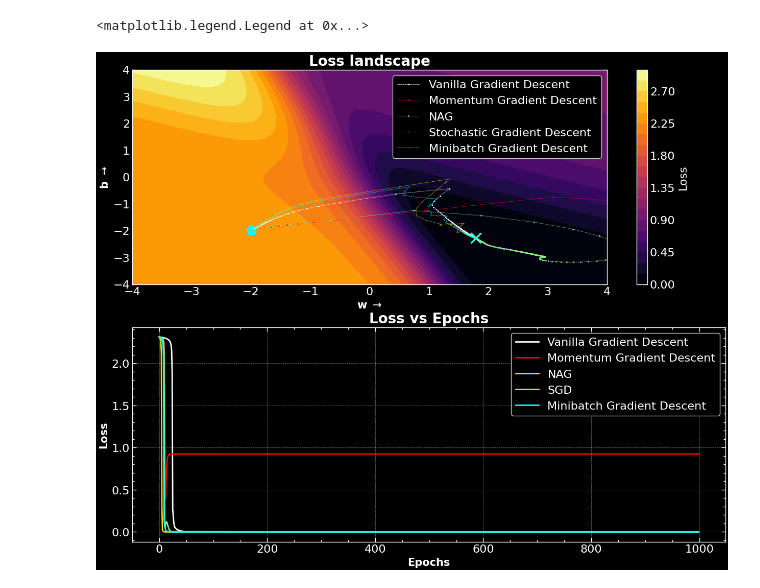
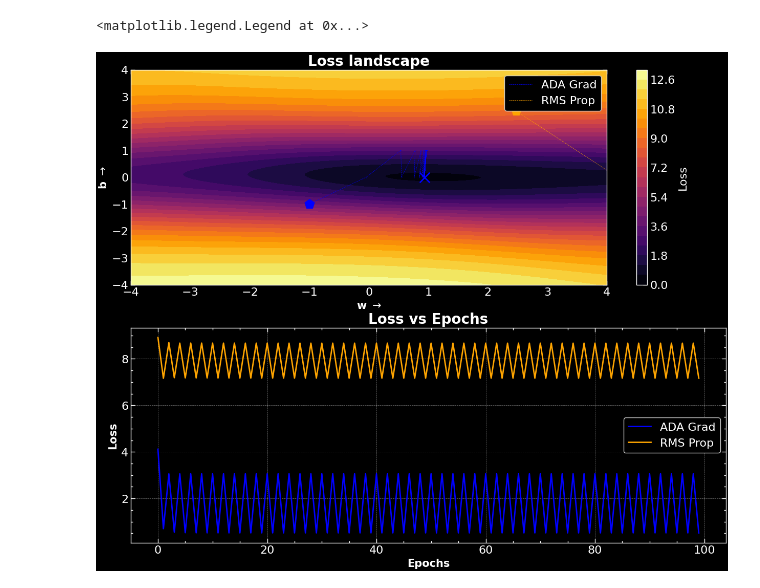
Before and after one commit to ScientificArchisman/Numerical-methods, a Jupyter notebook: Optimisation_algorithms/optim.ipynb, the cells around one changed output. Cells and saved outputs as stored; diff of their text form; code cells hidden in the pictures.

Commit message:
added RMSprop

```diff
--- a/Optimisation_algorithms/optim.ipynb
+++ b/Optimisation_algorithms/optim.ipynb
@@ -205,4 +259,17 @@ class SigMoidOptimiser:
         ax.set_title("Loss landscape", fontsize = 20, fontweight = "bold")
         fig.colorbar(cax, ax=ax, orientation="vertical", label = "Loss")
         return loss_matrix, w_values, b_values
+# %%
+# Matrix dimensions
+rows = 100
+# Sparsity level: 10% non-zero
+density = 0.2
+
+# Generate a random sparse matrix
+# Here, we use a uniform distribution for the non-zero elements
+sparse_matrix = sparse.random(rows, 1, density=density, data_rvs=stats.uniform(loc=-1, scale=2).rvs)
+
+# Convert to a dense format for visualization or further processing
+xtrue = sparse_matrix.toarray().ravel()
+ytrue = 1 / (1 + np.exp(-xtrue)) + np.random.normal(0, 0.1, size = xtrue.shape)
 # %%
@@ -216,38 +283,44 @@ sig = SigMoidOptimiser(xtrue, ytrue)
 # %%
 fig, ax = plt.subplots(2, 1, figsize=(15, 12))
 ax1, ax2 = ax.ravel()
 ax1.set_xlim(-4, 4)
 ax1.set_ylim(-4, 4)
 
-
+EPOCHS = 100
 loss_matrix, w_vals, b_vals = sig.plot_loss_landscape(fig, ax1, cmap = "inferno")
-losses_VGD, ws_VGD, bs_VGD = sig.do_vanilla_gradient_descent(lr = 1.0, epochs = 1000, starting_point=(-2, -2))
-losses_MGD, ws_MGD, bs_MGD = sig.do_momentum_gradient_descent(lr = 1.0, epochs = 1000, gamma = 0.9, starting_point=(-2, -2))
-losses_NMGD, ws_NMGD, bs_NMGD = sig.do_nesterov_accelerated_gradient_descent(lr = 1.0, epochs = 1000, gamma = 0.9, starting_point=(-2, -2))
-losses_SGD, ws_SGD, bs_SGD = sig.do_stochastic_vanilla_gradient_descent(lr=1.0, epochs=1000, starting_point=(-2, -2))
-losses_mini, ws_mini, bs_mini = sig.do_minibatch_gradient_descent(lr=1.0, epochs=1000, starting_point=(-2, -2))
+# losses_VGD, ws_VGD, bs_VGD = sig.do_vanilla_gradient_descent(lr = 1.0, epochs = EPOCHS, starting_point=(-2, -2))
+# losses_MGD, ws_MGD, bs_MGD = sig.do_momentum_gradient_descent(lr = 1.0, epochs = EPOCHS, gamma = 0.9, starting_point=(-2, -2))
+# losses_NMGD, ws_NMGD, bs_NMGD = sig.do_nesterov_accelerated_gradient_descent(lr = 1.0, epochs = EPOCHS, gamma = 0.9, starting_point=(-2, -2))
+# losses_SGD, ws_SGD, bs_SGD = sig.do_stochastic_vanilla_gradient_descent(lr=1.0, epochs=EPOCHS, starting_point=(-2, -2))
+# losses_mini, ws_mini, bs_mini = sig.do_minibatch_gradient_descent(lr=1.0, epochs=EPOCHS, starting_point=(-2, -2))
+losses_ada, ws_ada, bs_ada = sig.do_adagrad(lr=1.0, epochs=EPOCHS, starting_point=(-2, -2))
+losses_rms, ws_rms, bs_rms = sig.do_rmsprop(lr=1.0, epochs=EPOCHS, beta = 0.95, starting_point=(-2, -2))
 
 
-sig.trace_path(ws_VGD, bs_VGD, "white", "Vanilla Gradient Descent", ax1)
-sig.trace_path(ws_MGD, bs_MGD, "red", "Momentum Gradient Descent", ax1)
-sig.trace_path(ws_NMGD, bs_NMGD, "lightgreen", "NAG", ax1)
-sig.trace_path(ws_SGD, bs_SGD, "gold", "Stochastic Gradient Descent", ax1, markersize=0.2)
-sig.trace_path(ws_mini, bs_mini, "cyan", "Minibatch Gradient Descent", ax1, markersize=0.2)
+# sig.trace_path(ws_VGD, bs_VGD, "white", "Vanilla Gradient Descent", ax1)
+# sig.trace_path(ws_MGD, bs_MGD, "red", "Momentum Gradient Descent", ax1)
+# sig.trace_path(ws_NMGD, bs_NMGD, "lightgreen", "NAG", ax1)
+# sig.trace_path(ws_SGD, bs_SGD, "gold", "Stochastic Gradient Descent", ax1, markersize=0.2)
+# sig.trace_path(ws_mini, bs_mini, "cyan", "Minibatch Gradient Descent", ax1, markersize=0.2)
+sig.trace_path(ws_ada, bs_ada, "blue", "ADA Grad", ax1, markersize=0.2)
+sig.trace_path(ws_rms, bs_rms, "orange", "RMS Prop", ax1, markersize=0.2)
 
 
-ax2.plot(losses_VGD, label = "Vanilla Gradient Descent", color = "white")
-ax2.plot(losses_MGD, label = "Momentum Gradient Descent", color = "red")
-ax2.plot(losses_NMGD, label = "NAG", color = "lightgreen")
-ax2.plot(losses_SGD, label = "SGD", color = "gold")
-ax2.plot(losses_mini, label = "Minibatch Gradient Descent", color = "cyan")
+# ax2.plot(losses_VGD, label = "Vanilla Gradient Descent", color = "white")
+# ax2.plot(losses_MGD, label = "Momentum Gradient Descent", color = "red")
+# ax2.plot(losses_NMGD, label = "NAG", color = "lightgreen")
+# ax2.plot(losses_SGD, label = "SGD", color = "gold")
+# ax2.plot(losses_mini, label = "Minibatch Gradient Descent", color = "cyan")
+ax2.plot(losses_ada, label = "ADA Grad", color = "blue")
+ax2.plot(losses_rms, label = "RMS Prop", color = "orange")
 
 ax2.set_xlabel("Epochs", fontsize = 15, fontweight = "bold")
 ax2.set_ylabel("Loss", fontsize = 15, fontweight = "bold")
 ax2.set_title("Loss vs Epochs", fontsize = 20, fontweight = "bold")
 ax2.legend()
 # %% [output]
 <matplotlib.legend.Legend at 0x...>
-[figure, old version]
+[figure, new version]
 # %%
 fig, ax = plt.subplots(2, 1, figsize=(15, 12))
 
```
Also changed, not shown: parts of 4 cells of this notebook, 5 other files.
